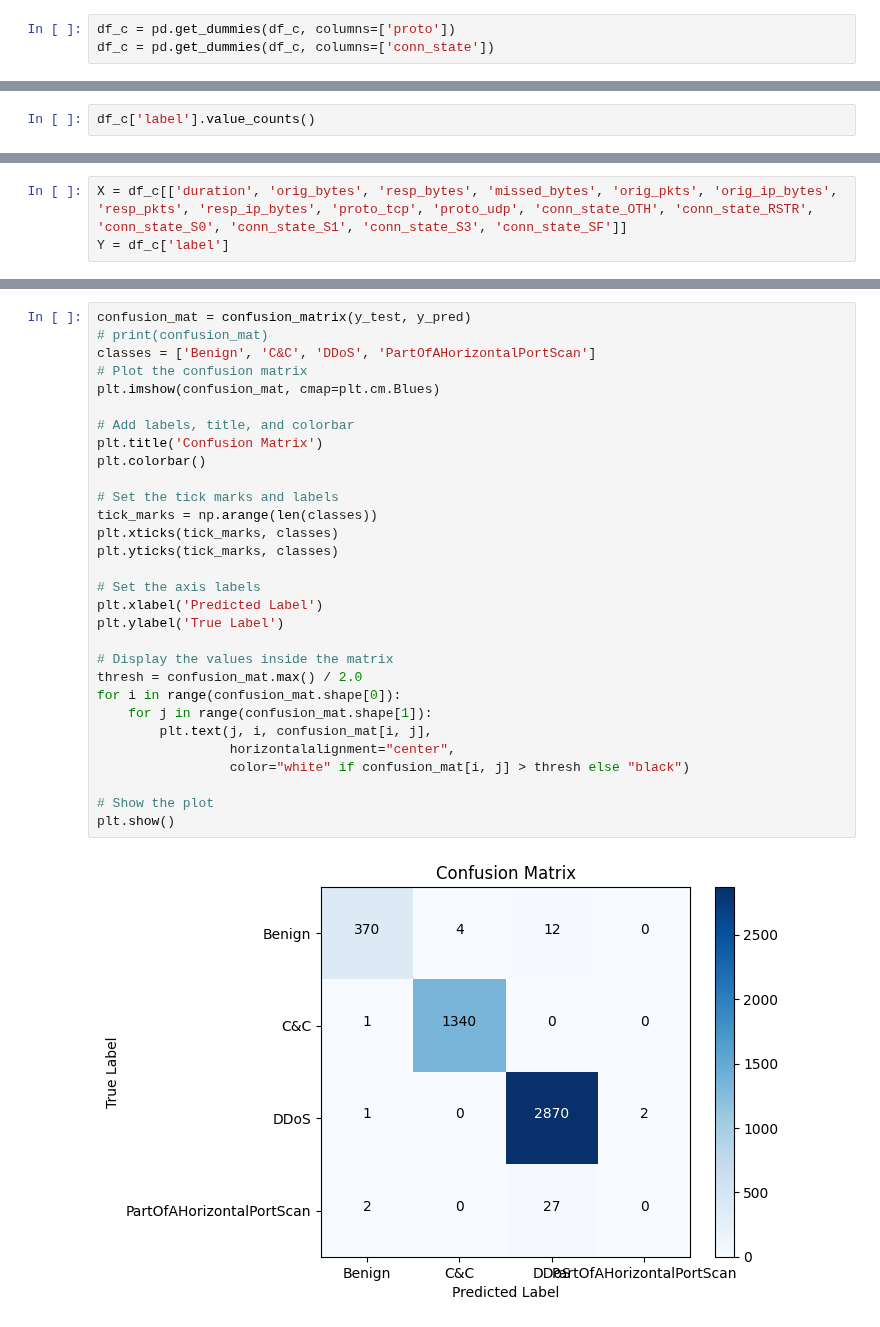
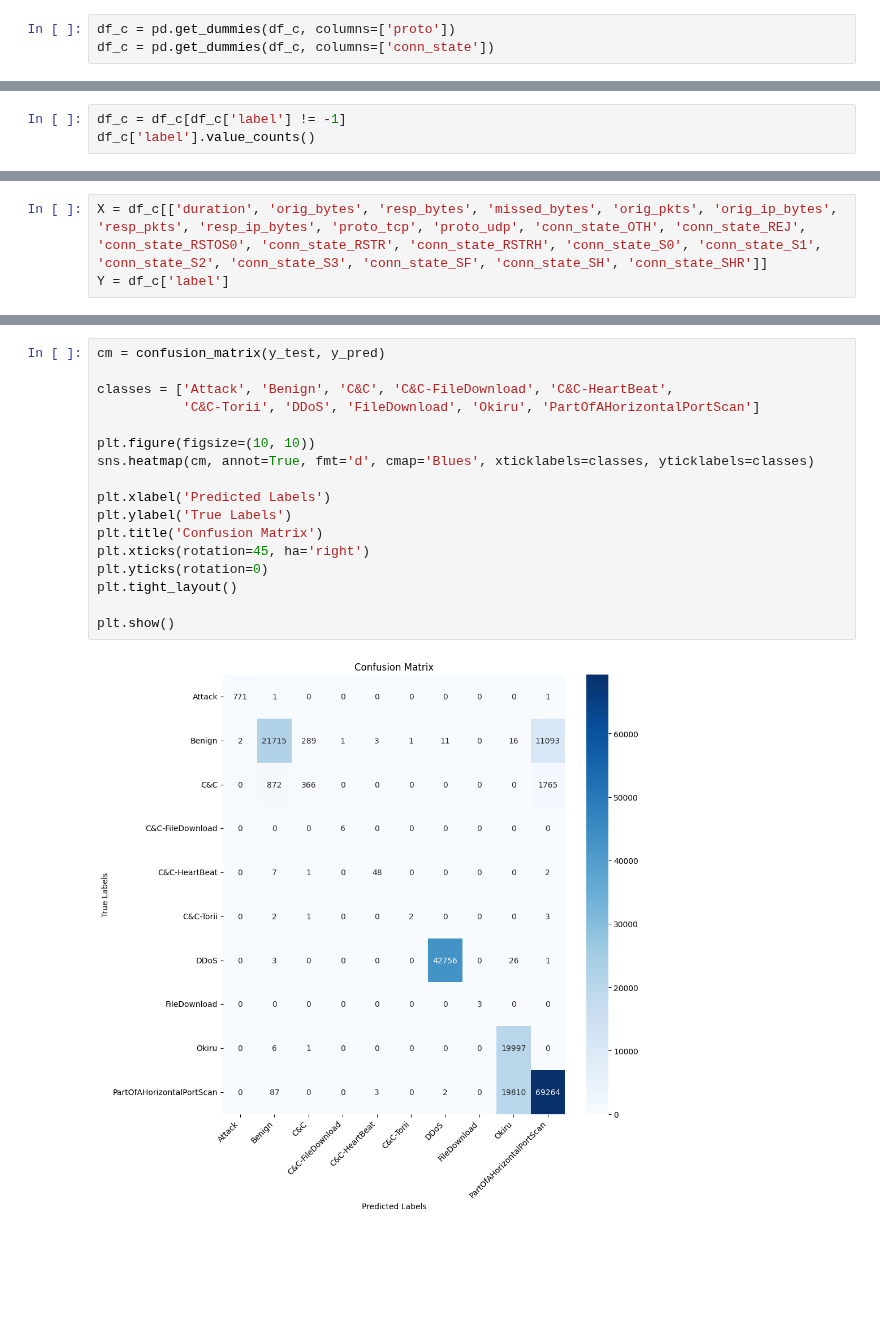
Before and after one commit to WiresharkIO/ML_4_IOT_Security, a Jupyter notebook: Model/Random_Forest.ipynb, the cells around one changed output, grey strips where cells are left out. Saved outputs shown, nothing was run; the diff lists cells and outputs as text; blank space fills up the shorter version.

```diff
--- a/Model/Random_Forest.ipynb
+++ b/Model/Random_Forest.ipynb
@@ -173,3 +213,4 @@ df_c
 # %%
+df_c = df_c[df_c['label'] != -1]
 df_c['label'].value_counts()
 # %% [output]
@@ -202,3 +250,3 @@ conn_state_SF
 # %%
-X = df_c[['duration', 'orig_bytes', 'resp_bytes', 'missed_bytes', 'orig_pkts', 'orig_ip_bytes', 'resp_pkts', 'resp_ip_bytes', 'proto_tcp', 'proto_udp', 'conn_state_OTH', 'conn_state_RSTR', 'conn_state_S0', 'conn_state_S1', 'conn_state_S3', 'conn_state_SF']]
+X = df_c[['duration', 'orig_bytes', 'resp_bytes', 'missed_bytes', 'orig_pkts', 'orig_ip_bytes', 'resp_pkts', 'resp_ip_bytes', 'proto_tcp', 'proto_udp', 'conn_state_OTH', 'conn_state_REJ', 'conn_state_RSTOS0', 'conn_state_RSTR', 'conn_state_RSTRH', 'conn_state_S0', 'conn_state_S1', 'conn_state_S2', 'conn_state_S3', 'conn_state_SF', 'conn_state_SH', 'conn_state_SHR']]
 Y = df_c['label']
@@ -226,32 +266,19 @@ Accuracy: 0.9894145603802117
-# %%
-confusion_mat = confusion_matrix(y_test, y_pred)
-# print(confusion_mat)
-classes = ['Benign', 'C&C', 'DDoS', 'PartOfAHorizontalPortScan']
-# Plot the confusion matrix
-plt.imshow(confusion_mat, cmap=plt.cm.Blues)
-
-# Add labels, title, and colorbar
-plt.title('Confusion Matrix')
-plt.colorbar()
-
-# Set the tick marks and labels
-tick_marks = np.arange(len(classes))
-plt.xticks(tick_marks, classes)
-plt.yticks(tick_marks, classes)
-
-# Set the axis labels
-plt.xlabel('Predicted Label')
-plt.ylabel('True Label')
-
-# Display the values inside the matrix
-thresh = confusion_mat.max() / 2.0
-for i in range(confusion_mat.shape[0]):
-    for j in range(confusion_mat.shape[1]):
-        plt.text(j, i, confusion_mat[i, j],
-                 horizontalalignment="center",
-                 color="white" if confusion_mat[i, j] > thresh else "black")
-
-# Show the plot
-plt.show()
-# %% [output]
-[figure, removed]
+# %%
+cm = confusion_matrix(y_test, y_pred)
+
+classes = ['Attack', 'Benign', 'C&C', 'C&C-FileDownload', 'C&C-HeartBeat',
+           'C&C-Torii', 'DDoS', 'FileDownload', 'Okiru', 'PartOfAHorizontalPortScan']
+
+plt.figure(figsize=(10, 10))
+sns.heatmap(cm, annot=True, fmt='d', cmap='Blues', xticklabels=classes, yticklabels=classes)
+
+plt.xlabel('Predicted Labels')
+plt.ylabel('True Labels')
+plt.title('Confusion Matrix')
+plt.xticks(rotation=45, ha='right')
+plt.yticks(rotation=0)
+plt.tight_layout()
+
+plt.show()
+# %% [output]
+[figure, added]
```
Also changed, not shown: parts of 16 cells of this notebook, 4 other files.
